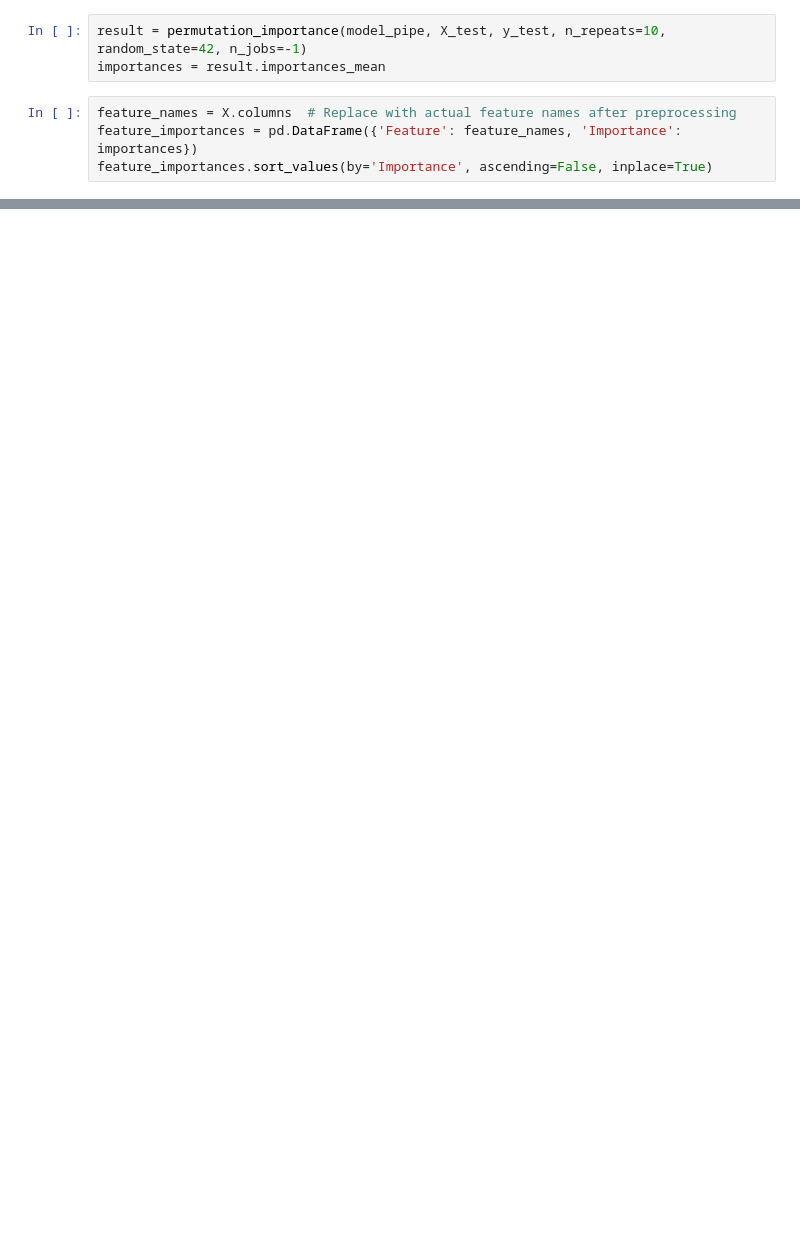
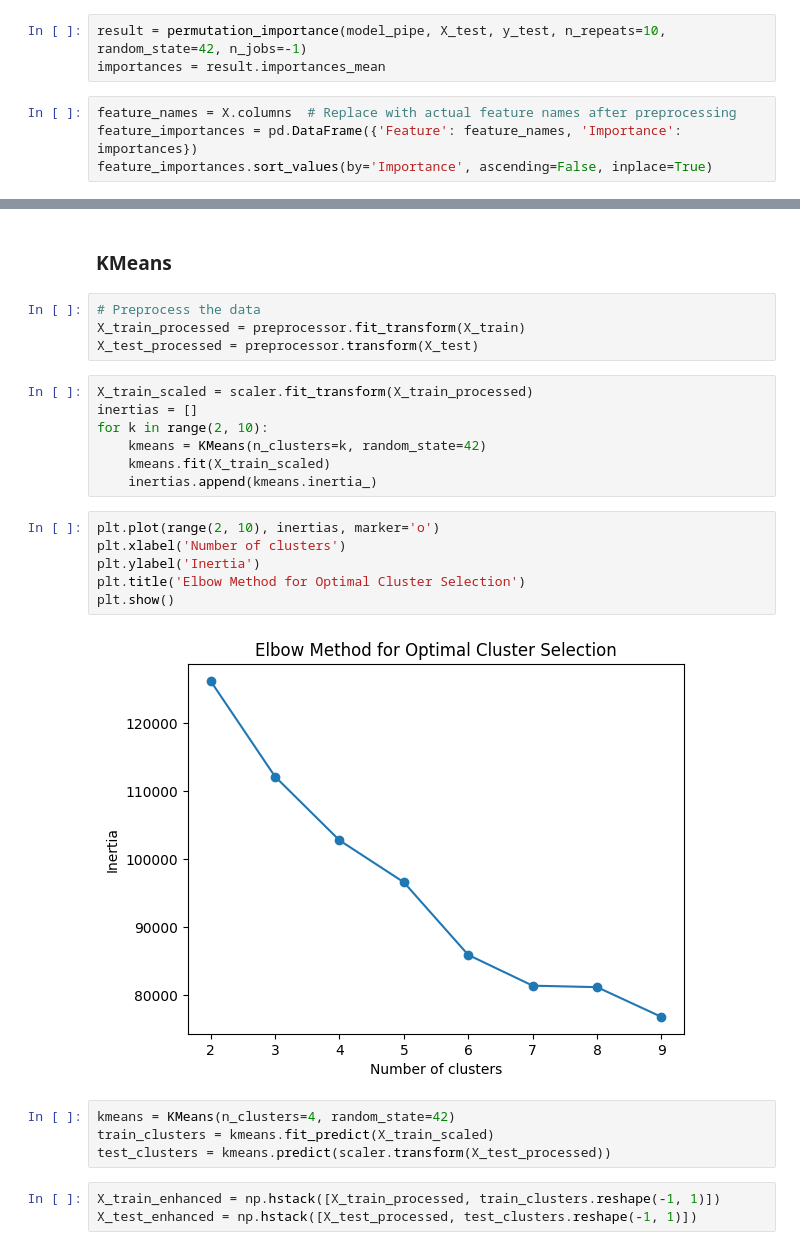
Before and after one commit to baraa-hakawati/Car-Insurance-Claim-Analysis, a Jupyter notebook: Car_Insurance_Claim_Analysis.ipynb, the cells around one changed output, grey strips where cells are left out. Saved outputs shown, nothing was run; the diff lists cells and outputs as text; blank space fills up the shorter version.

```diff
--- a/Car_Insurance_Claim_Analysis.ipynb
+++ b/Car_Insurance_Claim_Analysis.ipynb
@@ -505,0 +593,28 @@ for feature in top_features:
+# %% [markdown]
+### **KMeans**
+# %%
+# Preprocess the data
+X_train_processed = preprocessor.fit_transform(X_train)
+X_test_processed = preprocessor.transform(X_test)
+# %%
+X_train_scaled = scaler.fit_transform(X_train_processed)
+inertias = []
+for k in range(2, 10):
+    kmeans = KMeans(n_clusters=k, random_state=42)
+    kmeans.fit(X_train_scaled)
+    inertias.append(kmeans.inertia_)
+# %%
+plt.plot(range(2, 10), inertias, marker='o')
+plt.xlabel('Number of clusters')
+plt.ylabel('Inertia')
+plt.title('Elbow Method for Optimal Cluster Selection')
+plt.show()
+# %% [output]
+[figure, added]
+# %%
+kmeans = KMeans(n_clusters=4, random_state=42)
+train_clusters = kmeans.fit_predict(X_train_scaled)
+test_clusters = kmeans.predict(scaler.transform(X_test_processed))
+# %%
+X_train_enhanced = np.hstack([X_train_processed, train_clusters.reshape(-1, 1)])
+X_test_enhanced = np.hstack([X_test_processed, test_clusters.reshape(-1, 1)])
```
Also changed, not shown: parts of 12 cells of this notebook.
